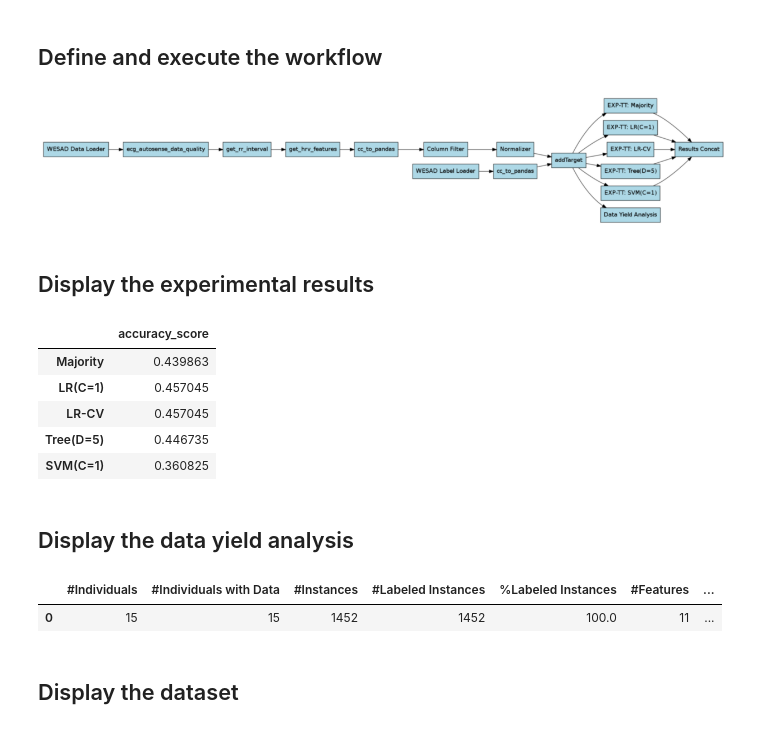
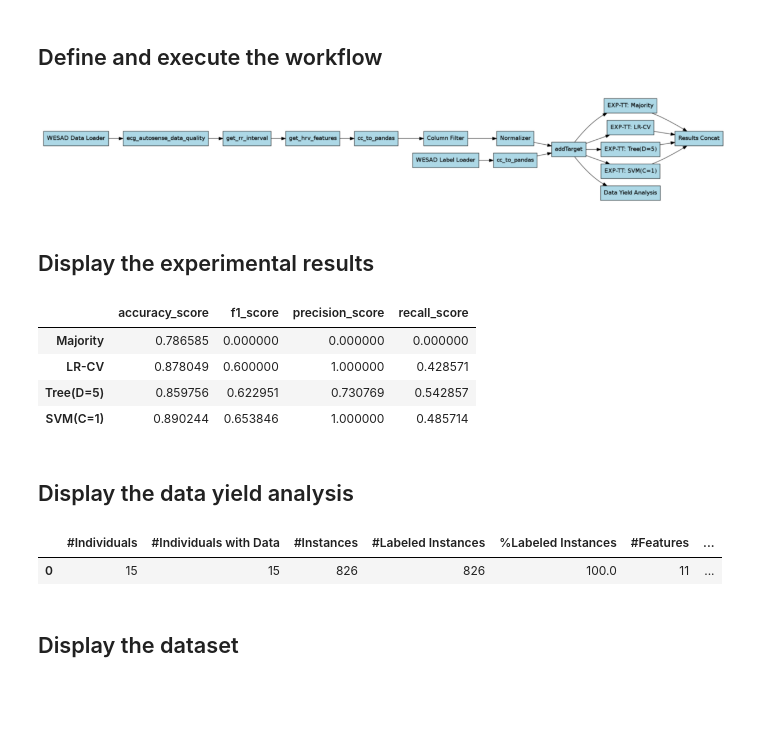
Before and after one commit to mlds-lab/mFlow, a Jupyter notebook: Examples/WESAD-BasicTrainTest.ipynb, the cells around one changed output. Cells and saved outputs as stored; diff of their text form; code cells hidden in the pictures; blank space fills up the shorter version.

```diff
--- a/Examples/WESAD-BasicTrainTest.ipynb
+++ b/Examples/WESAD-BasicTrainTest.ipynb
@@ -43,57 +42,55 @@ from sklearn.model_selection import GridSearchCV
 # %%
 #Define data set properties
 Fs         = 700
 sensor     = "respiban"
 features   = ["var", "iqr", "vlf", "lf", "hf", "lfhf", "mean", "median", "80th", "20th", "heartrate"]
 
 #Define models and metrics
-metrics    = [accuracy_score]
+metrics    = [accuracy_score,f1_score, precision_score, recall_score]
 models = {
               "Majority":  DummyClassifier(strategy="most_frequent"),
-              "LR(C=1)":   LogisticRegression(C=1, solver="lbfgs",max_iter=1000),
               "LR-CV":     GridSearchCV(LogisticRegression(solver="lbfgs",max_iter=1000),
-                                cv=3, verbose=2, param_grid={"C":[1e-3,1e-2,1e-1,1,10]}),
+                                cv=5, verbose=2, param_grid={"C":[1e-3,1e-2,1e-1,1,10]}),
               "Tree(D=5)": tree.DecisionTreeClassifier(max_depth=5),
               "SVM(C=1)":  SVC(C=1, gamma="auto", max_iter=100)
         }
 
 #Define Workflow
 dsd,dsl    = wesad_data_loader(data_size="all")
 dfl        = cc_to_pandas(dsl,participant_field="user",datetime_field="timestamp",cache_filename="Temp/wesad_labels.pkl")
 dsd        = ccwrapper(ecg_autosense_data_quality, dsd, sort_field="timestamp", sensor_name=sensor, Fs=Fs)
 dsd        = ccwrapper(get_rr_interval,dsd, sort_field="timestamp",Fs=Fs)
 dsd        = ccwrapper(get_hrv_features,dsd, sort_field="timestamp")
 dfd        = cc_to_pandas(dsd,participant_field="user",datetime_field="timestamp",cache_filename="Temp/wesad_data.pkl")
 dfd        = ColumnSelectFilter(dfd ,features)
 dfd        = Normalizer(dfd);
 df         = addTarget(dfd,dfl)
-results    = ExpTrainTest(df, models, metrics=metrics,grouped=False);
+results    = ExpTrainTest(df, models, metrics=metrics,grouped=True);
 results    = ResultsConcat(results)
 yieldreport= DataYieldReport(df,names="WESAD All")
 
 #Execute workflow
-flow       = workflow([df, results, yieldreport]);
-output     = flow.run(backend="sequential", monitor=True);
+flow       = workflow({"data":df, "results": results, "yield": yieldreport});
+output     = flow.run(backend="sequential", monitor=True, from_scratch=True);
 # %% [output]
-[figure, old version]
+[figure, new version]
 # %% [markdown]
 ## Display the experimental results
 # %%
-display(output["Results Concat"]["report"])
+display(output["results"]["report"])
 # %% [output]
-|  | accuracy_score |
-| Majority | 0.439863 |
-| LR(C=1) | 0.457045 |
-| LR-CV | 0.457045 |
-| Tree(D=5) | 0.446735 |
-| SVM(C=1) | 0.360825 |
+|  | accuracy_score | f1_score | precision_score | recall_score |
+| Majority | 0.786585 | 0.000000 | 0.000000 | 0.000000 |
+| LR-CV | 0.878049 | 0.600000 | 1.000000 | 0.428571 |
+| Tree(D=5) | 0.859756 | 0.622951 | 0.730769 | 0.542857 |
+| SVM(C=1) | 0.890244 | 0.653846 | 1.000000 | 0.485714 |
 # %% [markdown]
 ## Display the data yield analysis
 # %%
-display(output['Data Yield Analysis']["report"])
+display(output['yield']["report"])
 # %% [output]
 |  | #Individuals | #Individuals with Data | #Instances | #Labeled Instances | %Labeled Instances | #Features | ... |
-| 0 | 15 | 15 | 1452 | 1452 | 100.0 | 11 | ... |
+| 0 | 15 | 15 | 826 | 826 | 100.0 | 11 | ... |
 # %% [markdown]
 ## Display the dataset
 # %%
```
Also changed, not shown: parts of 3 cells of this notebook, 3 other files.
